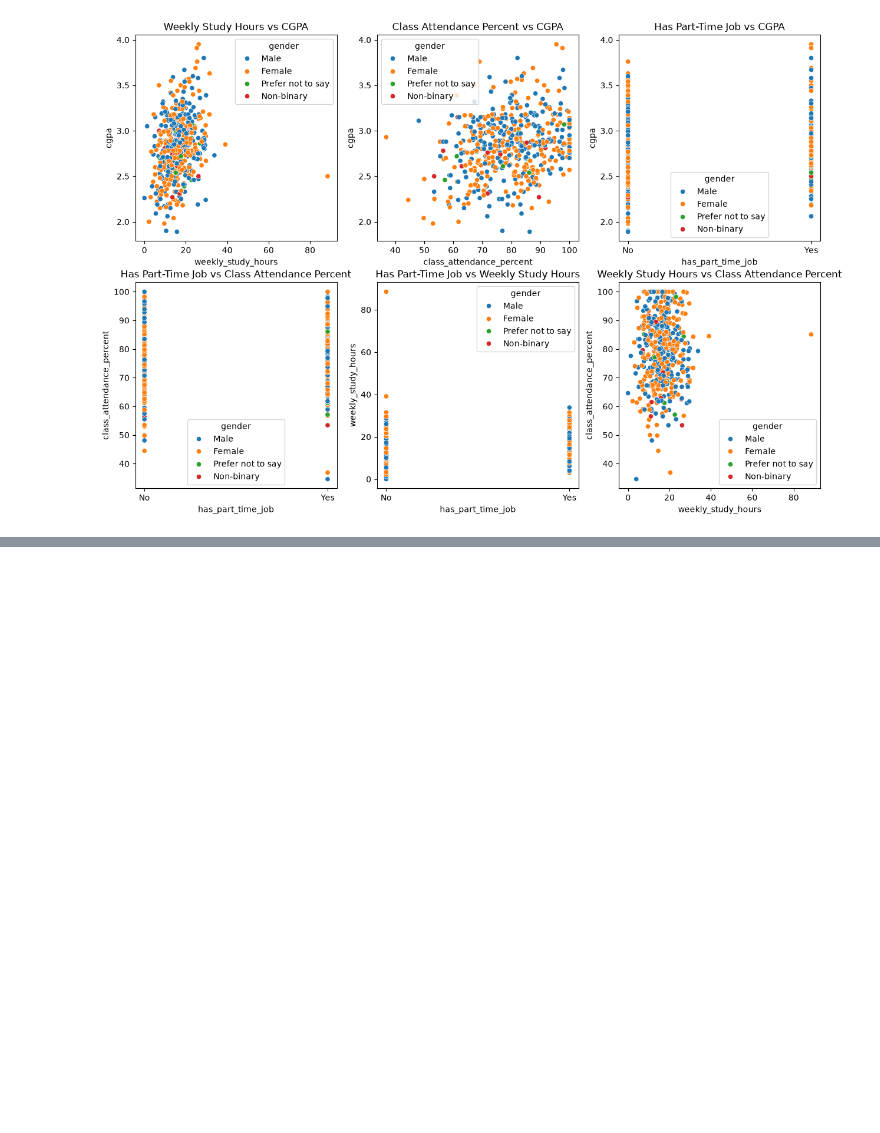
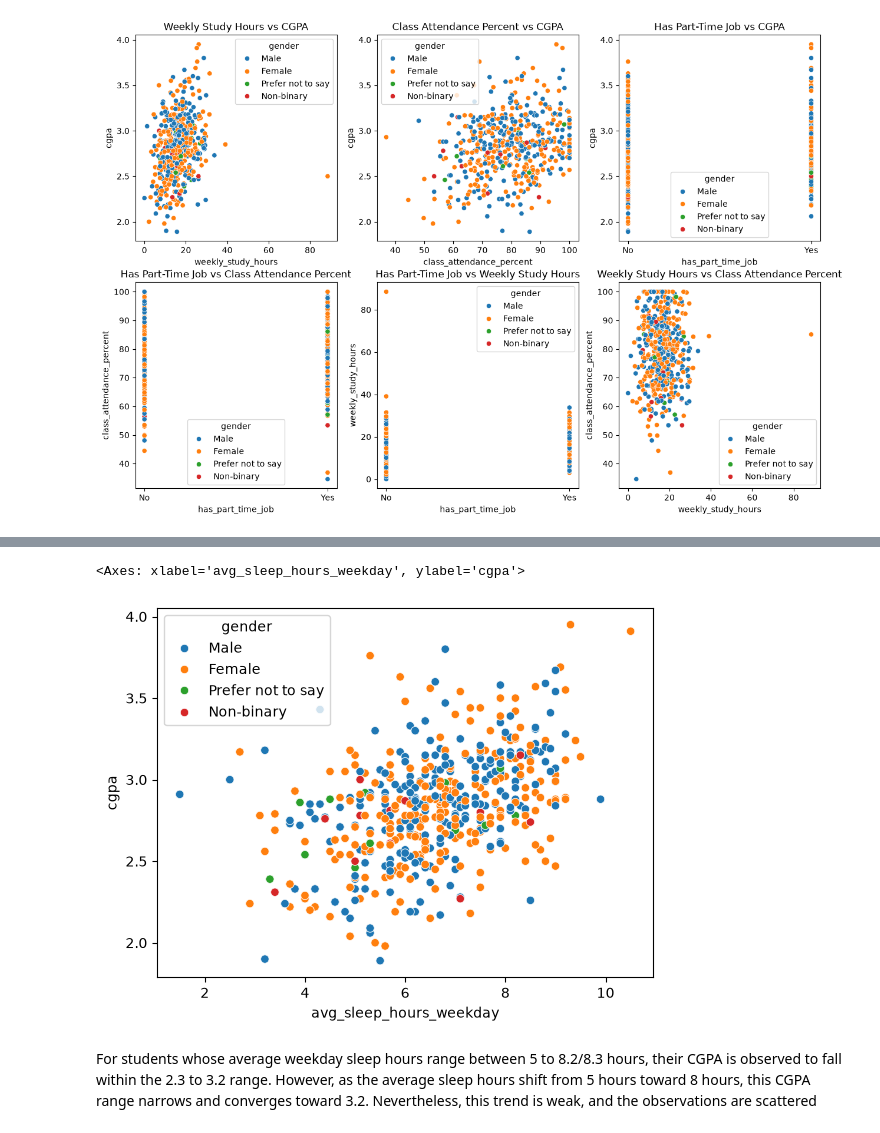
Before and after one commit to abdurrahmanmahir6-hue/data_science_project, a Jupyter notebook: Student_Performance_Analysis/notebook/02_EDA_student_performance_analysis.ipynb, the cells around one changed output, grey strips where cells are left out. Cells and saved outputs as stored; diff of their text form; code cells hidden in the pictures; blank space fills up the shorter version.

```diff
--- a/Student_Performance_Analysis/notebook/02_EDA_student_performance_analysis.ipynb
+++ b/Student_Performance_Analysis/notebook/02_EDA_student_performance_analysis.ipynb
@@ -51,7 +50,7 @@ To investigate whether academic performance is related to students' sleep, mobil
 | ৫. Lifestyle & Well-being | `caffeine_drinks_per_day`, `naps_per_week`, `exercise_days_per_week`, `energy_level`, `concentration_difficulty` |
 | ৬. Academic Performance & Study Habits | `weekly_study_hours`, `class_attendance_percent`, `has_part_time_job`, `cgpa` |
 # %%
-df['daily_avg_study_hours'] = df['weekly_study_hours'] / 7
+df['daily_avg_study_hours'] = round(df['weekly_study_hours'] / 7, 2)
 # %% [markdown]
 #### Which category of students are more in the academy?
 # %%
@@ -107,0 +138,22 @@ There is no clear evidence that weekly study hours are increasing, with CGPA con
+# %%
+def decimal_hour_to_time(decimal_hour):
+    decimal_hour = decimal_hour % 24
+    hours = int(decimal_hour)
+    minutes = round((decimal_hour - hours) * 60)
+
+    if minutes == 60:
+        hours = (hours + 1) % 24
+        minutes = 0
+
+    return f"{hours:02d}:{minutes:02d}"
+
+df['avg_badtime'] = df['avg_bedtime_hour'].map(decimal_hour_to_time)
+# %%
+# avg_sleep_hours_weekday vs CGPA (relationship between average sleep hours and CGPA)
+
+sns.scatterplot(data=df, x='avg_sleep_hours_weekday', y='cgpa', hue='gender')
+# %% [output]
+<Axes: xlabel='avg_sleep_hours_weekday', ylabel='cgpa'>
+[figure, added]
+# %% [markdown]
+For students whose average weekday sleep hours range between 5 to 8.2/8.3 hours, their CGPA is observed to fall within the 2.3 to 3.2 range. However, as the average sleep hours shift from 5 hours toward 8 hours, this CGPA range narrows and converges toward 3.2. Nevertheless, this trend is weak, and the observations are scattered
```
Also changed, not shown: parts of 4 cells of this notebook.
